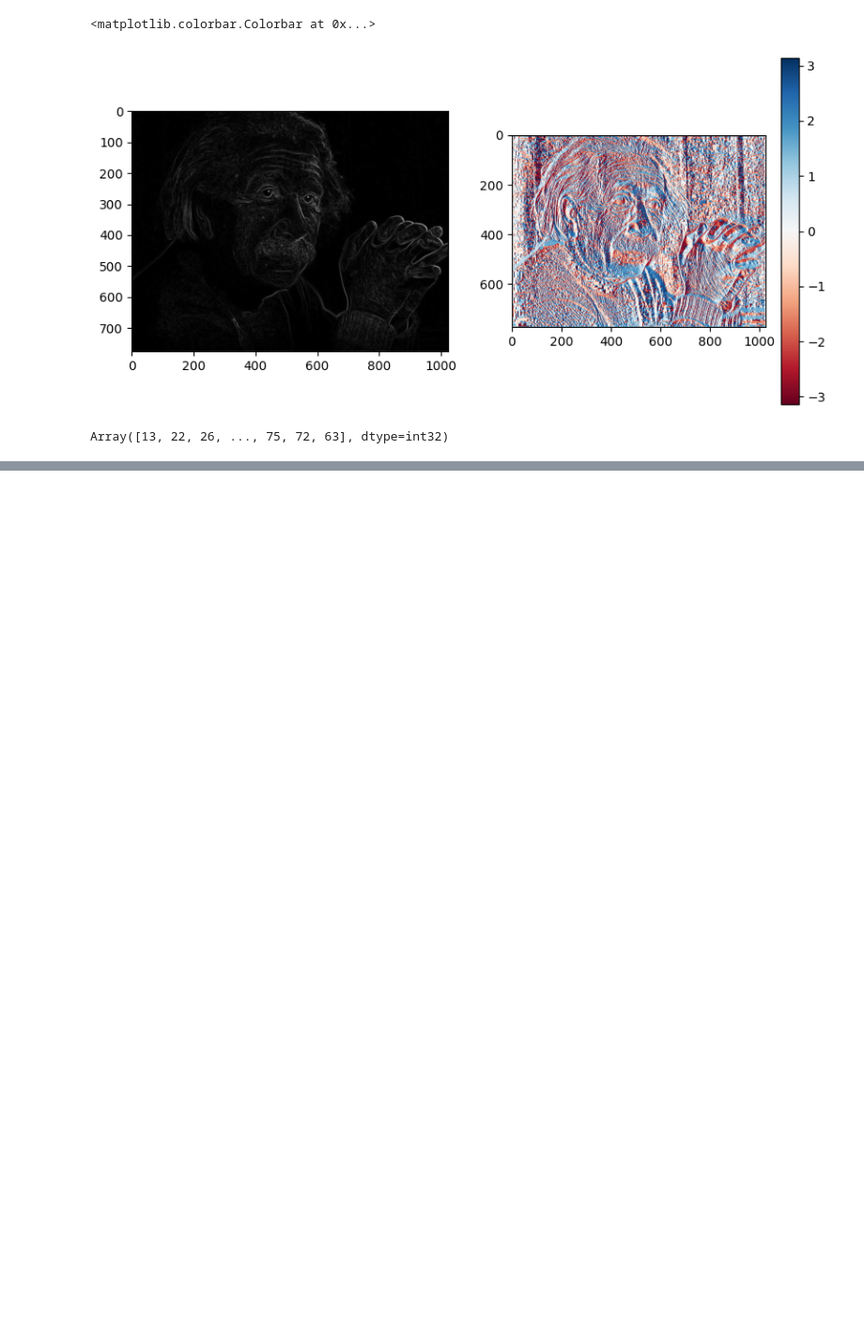
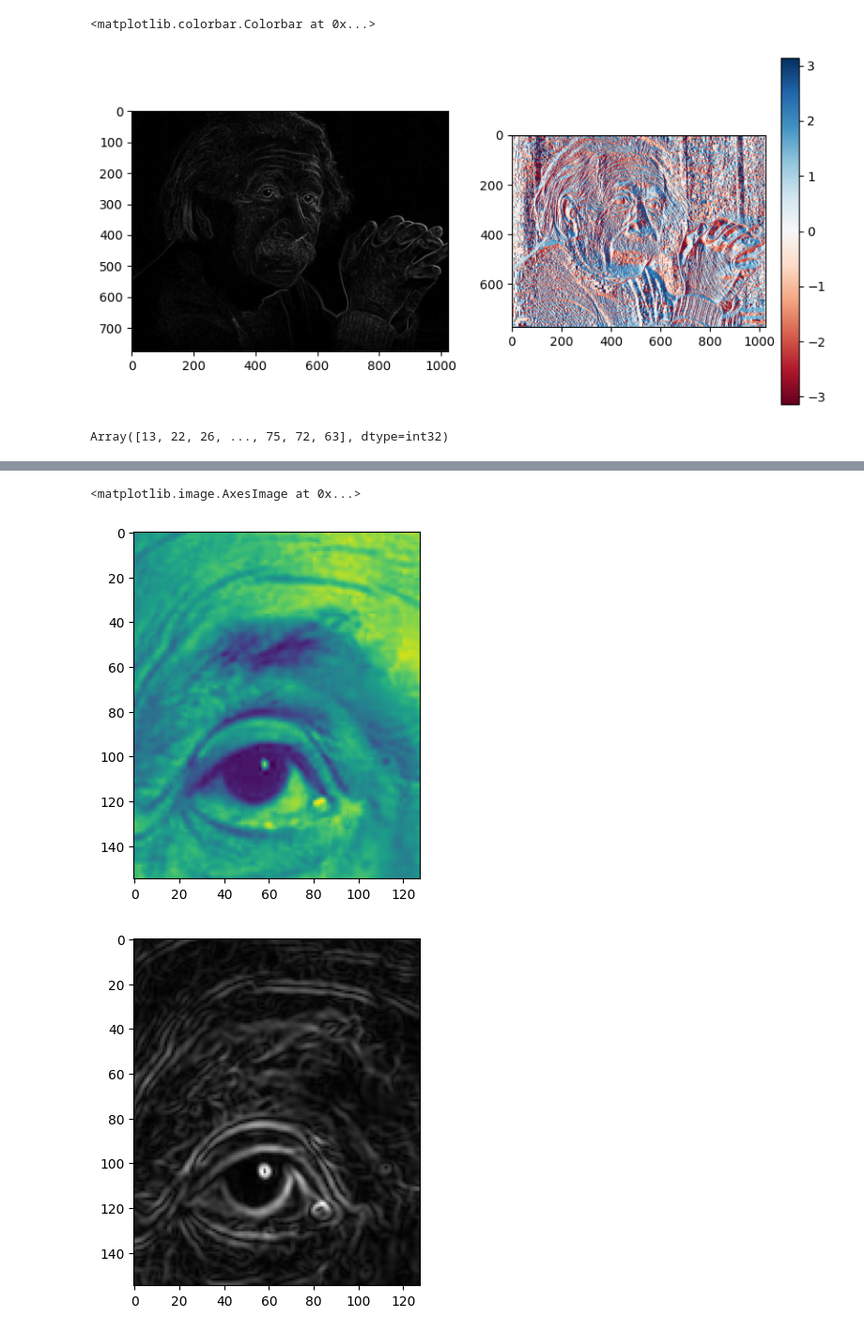
Before and after one commit to sankhaMukherjee/computer_vision_hany_farid, a Jupyter notebook: 0033. Image Filtering/035. histogram of gradients - HOG.ipynb, the cells around one changed output, grey strips where cells are left out. Shown at 94% size. Drawn from its saved outputs; the diff is of its cells as text; code cells hidden in the pictures; blank space fills up the shorter version.

```diff
--- a/0033. Image Filtering/035. histogram of gradients - HOG.ipynb
+++ b/0033. Image Filtering/035. histogram of gradients - HOG.ipynb
@@ -49,0 +87,18 @@ Array([13, 22, 26, ..., 75, 72, 63], dtype=int32)
+# %%
+x, y = 3, 1
+
+plt.figure()
+image_s = image[ y*dy:(y+1)*dy , x*dx:(x+1)*dx  ]
+plt.imshow(image_s)
+
+plt.figure()
+gradient_s = gradient[ y*dy:(y+1)*dy , x*dx:(x+1)*dx  ]
+plt.imshow(gradient_s, cmap='grey')
+
+plt.figure()
+orientation_s = orientation[ y*dy:(y+1)*dy , x*dx:(x+1)*dx  ]
+plt.imshow(orientation_s)
+# %% [output]
+<matplotlib.image.AxesImage at 0x...>
+[figure, added]
+[figure, added]
```
Also changed, not shown: parts of 8 cells of this notebook, 6 other files.
